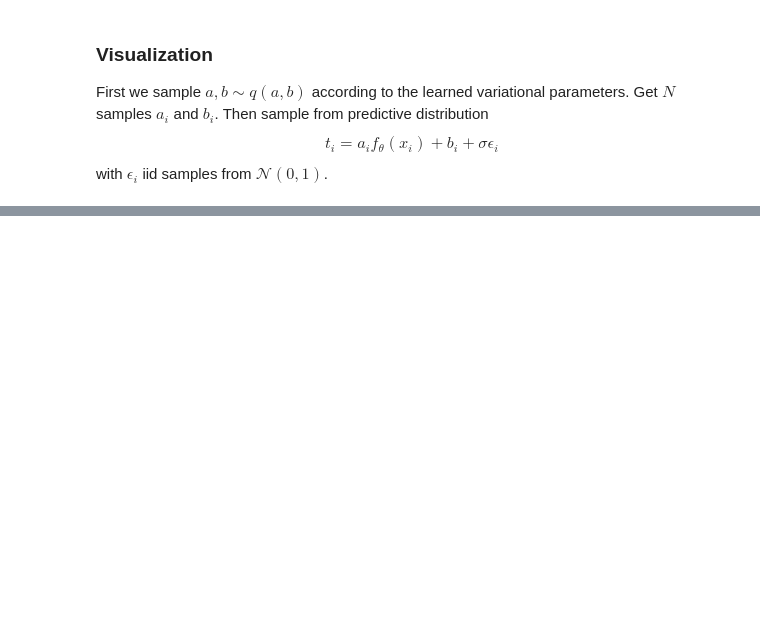
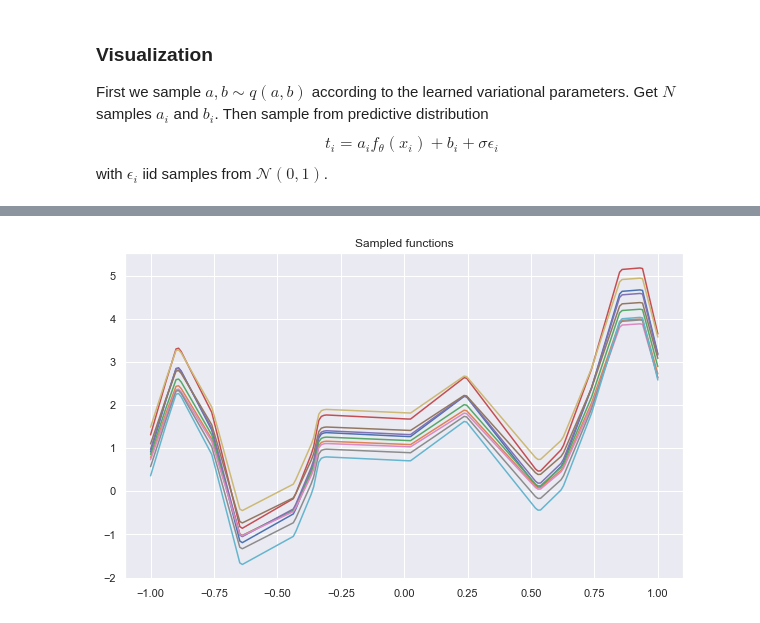
Before and after one commit to vlievin/deep-bayes, a Jupyter notebook: regression 1d-1d.ipynb, the cells around one changed output, grey strips where cells are left out. Saved outputs shown, nothing was run; the diff lists cells and outputs as text; code cells hidden in the pictures; blank space fills up the shorter version.

```diff
--- a/regression 1d-1d.ipynb
+++ b/regression 1d-1d.ipynb
@@ -191,0 +259,22 @@ noise var: 0.284 (true value 0.16)
+# %%
+plt.figure(figsize=(10,6))
+
+with torch.no_grad():
+    mu_a = mu_ab[0, 0].detach()
+    mu_b = mu_ab[0, 1].detach()
+    std_a = (logvar_ab[0, 0]/2).exp().detach()
+    std_b = (logvar_ab[0, 1]/2).exp().detach()
+
+    n_samples = 5
+    a = torch.distributions.Normal(mu_a, std_a).sample((10,))
+    b = torch.distributions.Normal(mu_b, std_b).sample((10,))
+    x = torch.linspace(-1,1, N)
+    h =  features(x[:,None]).squeeze().data.numpy()
+    for k in range(10):
+        plt.plot(x.squeeze().data.numpy(), a[k].item() * h + b[k].item())
+
+
+plt.title('Sampled functions')
+plt.show()
+# %% [output]
+[figure, added]
```
Also changed, not shown: parts of 9 cells of this notebook, 1 other file.
